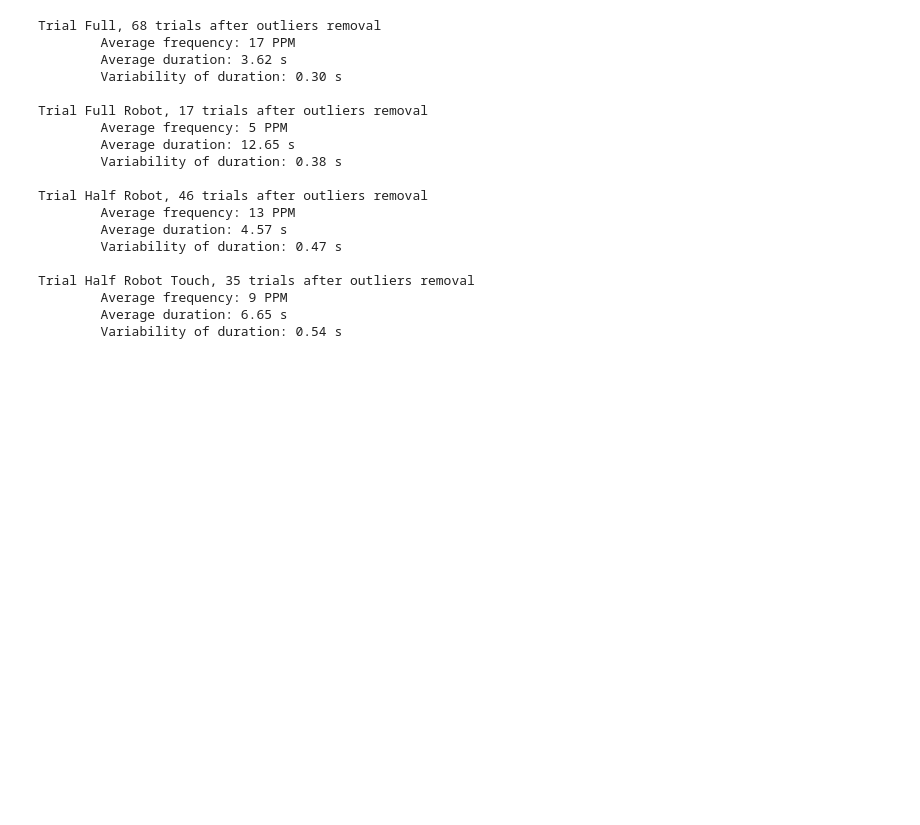
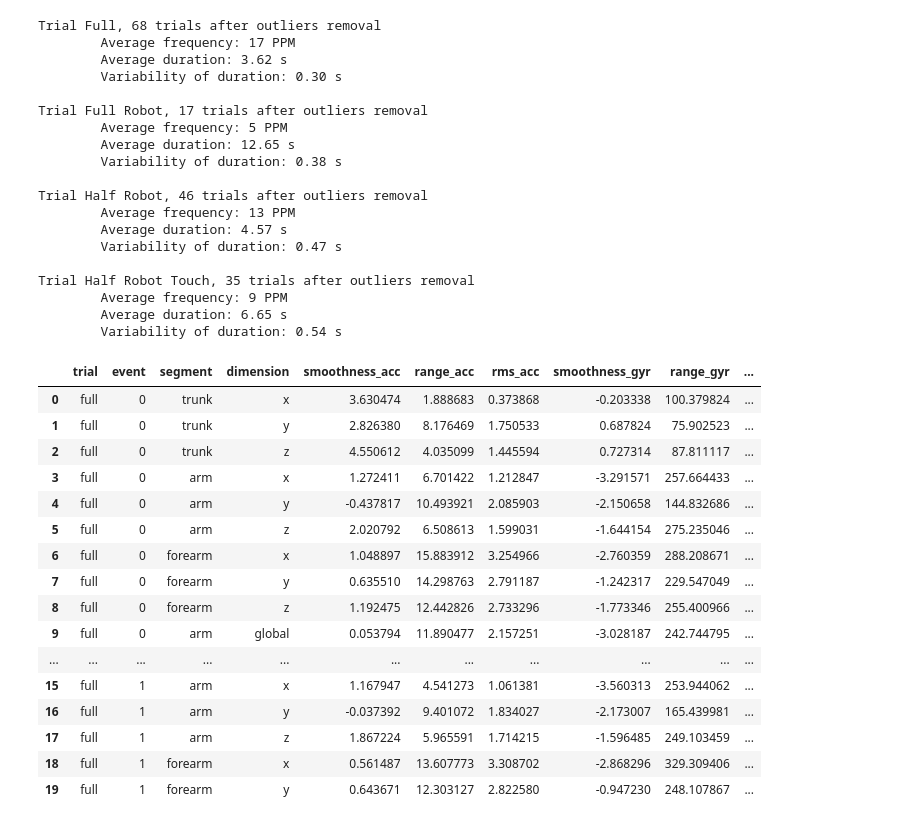
Before and after one commit to SmRanaldi/brisk, a Jupyter notebook: notebooks/average_profiles.ipynb, the cells around one changed output. Saved outputs shown, nothing was run; the diff lists cells and outputs as text; code cells hidden in the pictures; blank space fills up the shorter version.

Commit message:
Calculated parameters.
Need to check the autocorrelation, in its trimmed version. Moreover, need to find a way of optimizing that

```diff
--- a/notebooks/average_profiles.ipynb
+++ b/notebooks/average_profiles.ipynb
@@ -89,3 +89,26 @@ Trial Half Robot Touch, 35 trials after outliers removal
         Average frequency: 9 PPM
         Average duration: 6.65 s
         Variability of duration: 0.54 s
+# %%
+from brisk.analysis.segmentation import get_filtered_data, load_indexes
+
+param = parameters.cycle_parameters(subject)
+param.head(20)
+# %% [output]
+|  | trial | event | segment | dimension | smoothness_acc | range_acc | rms_acc | smoothness_gyr | range_gyr | ... |
+| 0 | full | 0 | trunk | x | 3.630474 | 1.888683 | 0.373868 | -0.203338 | 100.379824 | ... |
+| 1 | full | 0 | trunk | y | 2.826380 | 8.176469 | 1.750533 | 0.687824 | 75.902523 | ... |
+| 2 | full | 0 | trunk | z | 4.550612 | 4.035099 | 1.445594 | 0.727314 | 87.811117 | ... |
+| 3 | full | 0 | arm | x | 1.272411 | 6.701422 | 1.212847 | -3.291571 | 257.664433 | ... |
+| 4 | full | 0 | arm | y | -0.437817 | 10.493921 | 2.085903 | -2.150658 | 144.832686 | ... |
+| 5 | full | 0 | arm | z | 2.020792 | 6.508613 | 1.599031 | -1.644154 | 275.235046 | ... |
+| 6 | full | 0 | forearm | x | 1.048897 | 15.883912 | 3.254966 | -2.760359 | 288.208671 | ... |
+| 7 | full | 0 | forearm | y | 0.635510 | 14.298763 | 2.791187 | -1.242317 | 229.547049 | ... |
+| 8 | full | 0 | forearm | z | 1.192475 | 12.442826 | 2.733296 | -1.773346 | 255.400966 | ... |
+| 9 | full | 0 | arm | global | 0.053794 | 11.890477 | 2.157251 | -3.028187 | 242.744795 | ... |
+| ... | ... | ... | ... | ... | ... | ... | ... | ... | ... | ... |
+| 15 | full | 1 | arm | x | 1.167947 | 4.541273 | 1.061381 | -3.560313 | 253.944062 | ... |
+| 16 | full | 1 | arm | y | -0.037392 | 9.401072 | 1.834027 | -2.173007 | 165.439981 | ... |
+| 17 | full | 1 | arm | z | 1.867224 | 5.965591 | 1.714215 | -1.596485 | 249.103459 | ... |
+| 18 | full | 1 | forearm | x | 0.561487 | 13.607773 | 3.308702 | -2.868296 | 329.309406 | ... |
+| 19 | full | 1 | forearm | y | 0.643671 | 12.303127 | 2.822580 | -0.947230 | 248.107867 | ... |
```
Also changed, not shown: parts of 1 cell of this notebook, 2 other files.
